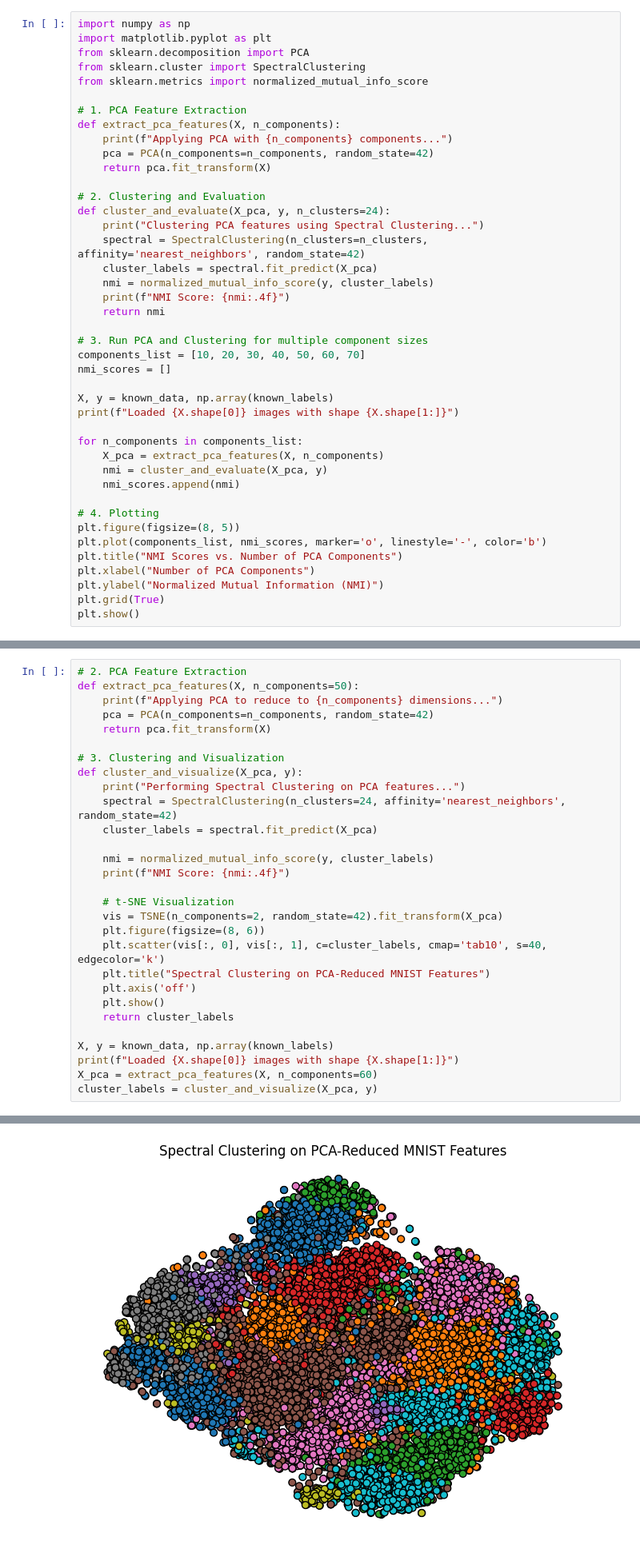
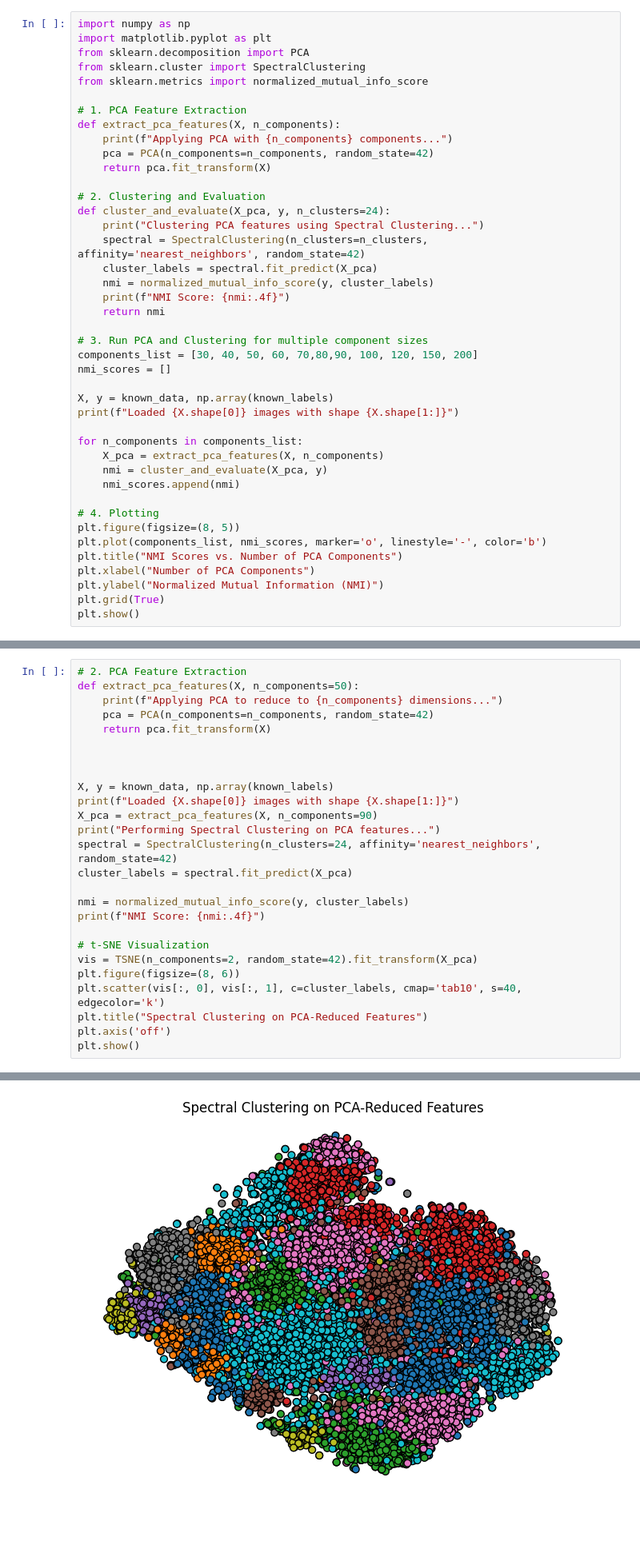
Before and after one commit to dionvou/greek-letter-vision, a Jupyter notebook: spectral_clustering.ipynb, the cells around one changed output, grey strips where cells are left out. Shown at 80% size. Cells and saved outputs as stored; diff of their text form; blank space fills up the shorter version.

```diff
--- a/spectral_clustering.ipynb
+++ b/spectral_clustering.ipynb
@@ -210,7 +210,7 @@ def cluster_and_evaluate(X_pca, y, n_clusters=24):
     return nmi
 
 # 3. Run PCA and Clustering for multiple component sizes
-components_list = [10, 20, 30, 40, 50, 60, 70]
+components_list = [30, 40, 50, 60, 70,80,90, 100, 120, 150, 200]
 nmi_scores = []
 
 X, y = known_data, np.array(known_labels)
@@ -255,27 +255,24 @@ def extract_pca_features(X, n_components=50):
     pca = PCA(n_components=n_components, random_state=42)
     return pca.fit_transform(X)
 
-# 3. Clustering and Visualization
-def cluster_and_visualize(X_pca, y):
-    print("Performing Spectral Clustering on PCA features...")
-    spectral = SpectralClustering(n_clusters=24, affinity='nearest_neighbors', random_state=42)
-    cluster_labels = spectral.fit_predict(X_pca)
 
-    nmi = normalized_mutual_info_score(y, cluster_labels)
-    print(f"NMI Score: {nmi:.4f}")
-
-    # t-SNE Visualization
-    vis = TSNE(n_components=2, random_state=42).fit_transform(X_pca)
-    plt.figure(figsize=(8, 6))
-    plt.scatter(vis[:, 0], vis[:, 1], c=cluster_labels, cmap='tab10', s=40, edgecolor='k')
-    plt.title("Spectral Clustering on PCA-Reduced MNIST Features")
-    plt.axis('off')
-    plt.show()
-    return cluster_labels
 
 X, y = known_data, np.array(known_labels)
 print(f"Loaded {X.shape[0]} images with shape {X.shape[1:]}")
-X_pca = extract_pca_features(X, n_components=60)
-cluster_labels = cluster_and_visualize(X_pca, y)
+X_pca = extract_pca_features(X, n_components=90)
+print("Performing Spectral Clustering on PCA features...")
+spectral = SpectralClustering(n_clusters=24, affinity='nearest_neighbors', random_state=42)
+cluster_labels = spectral.fit_predict(X_pca)
+
+nmi = normalized_mutual_info_score(y, cluster_labels)
+print(f"NMI Score: {nmi:.4f}")
+
+# t-SNE Visualization
+vis = TSNE(n_components=2, random_state=42).fit_transform(X_pca)
+plt.figure(figsize=(8, 6))
+plt.scatter(vis[:, 0], vis[:, 1], c=cluster_labels, cmap='tab10', s=40, edgecolor='k')
+plt.title("Spectral Clustering on PCA-Reduced Features")
+plt.axis('off')
+plt.show()
 # %% [output]
 Loaded 13014 images with shape (1024,)
@@ -285 +282 @@ NMI Score: 0.4330
-[figure, old version]
+[figure, new version]
```
Also changed, not shown: parts of 20 cells of this notebook, 5 other files.
